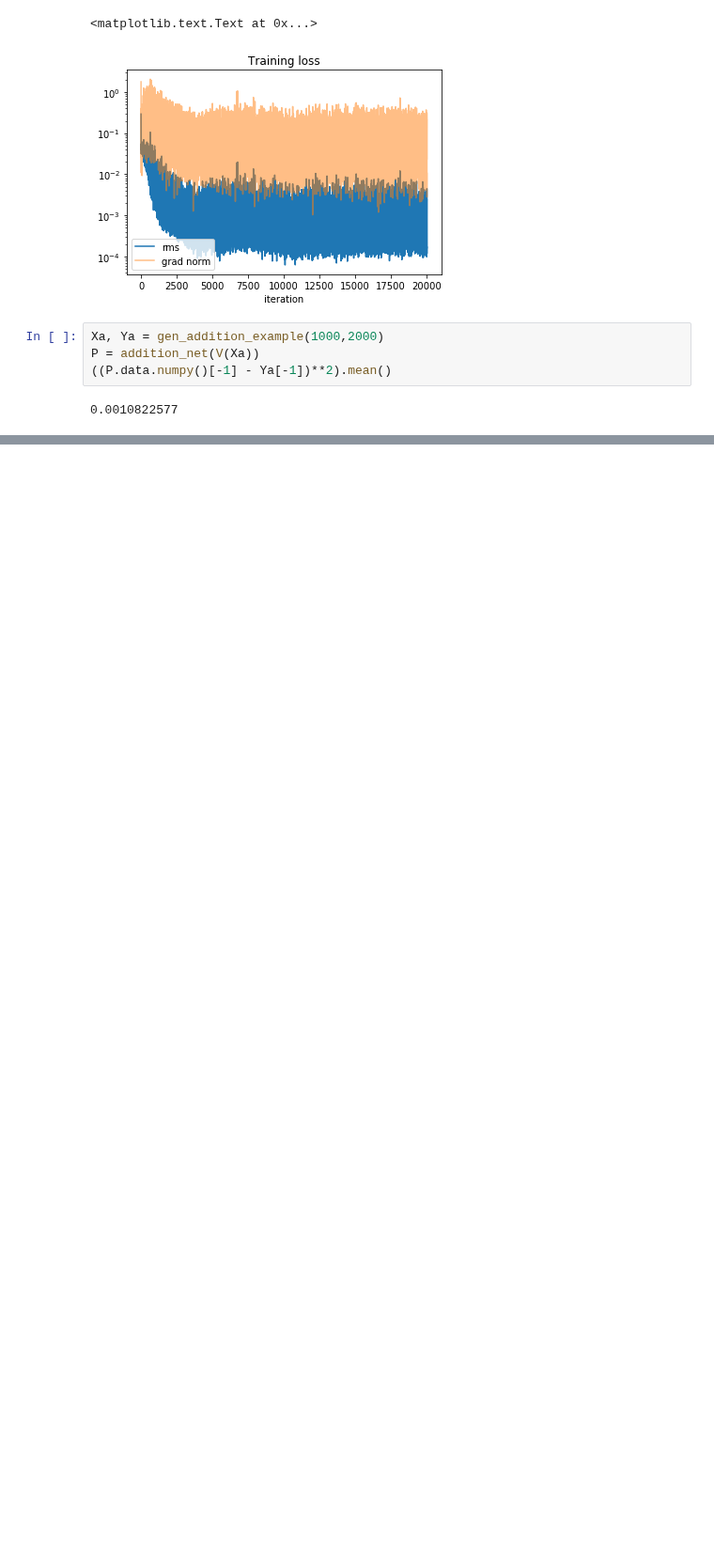
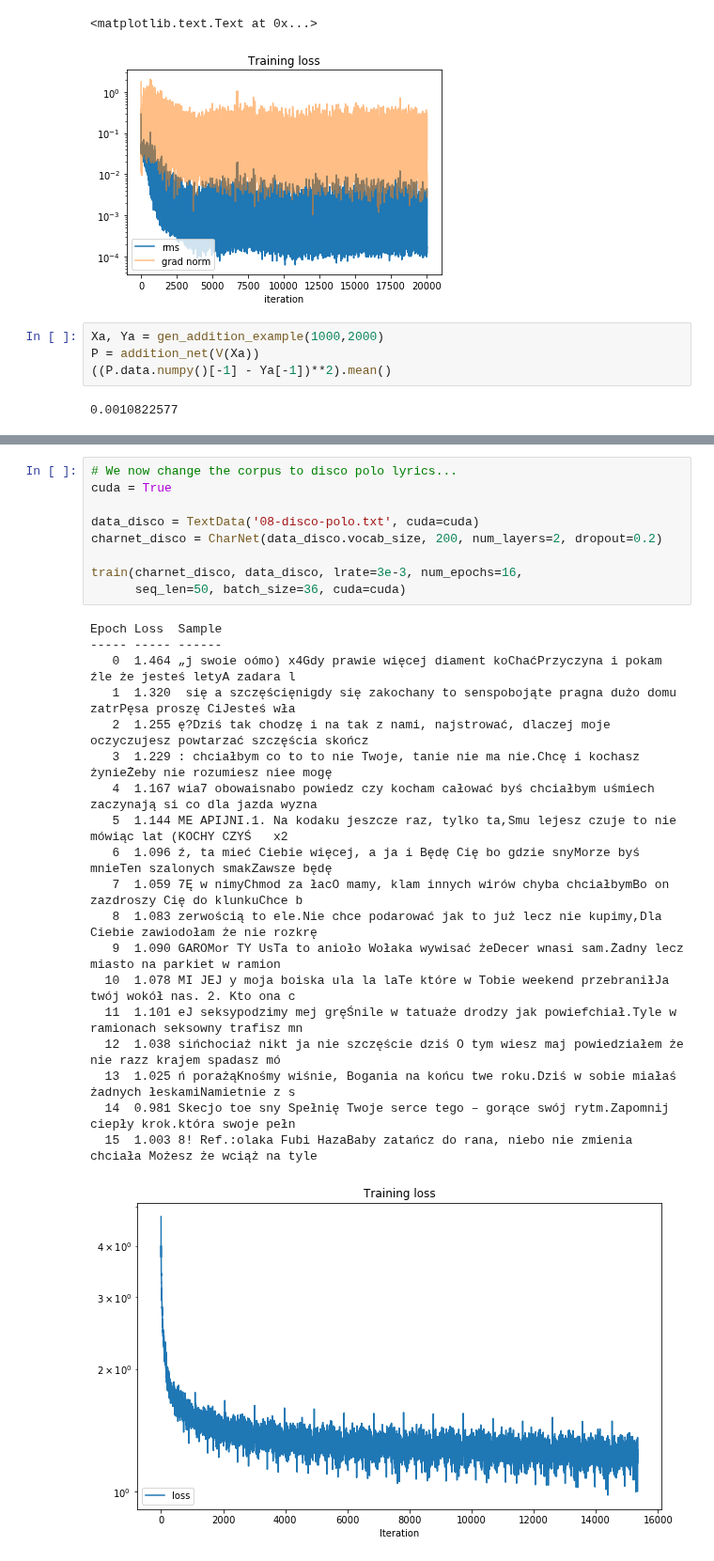
Before and after one commit to janchorowski/nn_assignments, a Jupyter notebook: lecture_notebooks/08-rnn-demos.ipynb, the cells around one changed output, grey strips where cells are left out. Shown at 94% size. Saved outputs shown, nothing was run; the diff lists cells and outputs as text; blank space fills up the shorter version.

```diff
--- a/lecture_notebooks/08-rnn-demos.ipynb
+++ b/lecture_notebooks/08-rnn-demos.ipynb
@@ -616,0 +899,29 @@ P = addition_net(V(Xa))
+# %%
+# We now change the corpus to disco polo lyrics...
+cuda = True
+
+data_disco = TextData('08-disco-polo.txt', cuda=cuda)
+charnet_disco = CharNet(data_disco.vocab_size, 200, num_layers=2, dropout=0.2)
+
+train(charnet_disco, data_disco, lrate=3e-3, num_epochs=16,
+      seq_len=50, batch_size=36, cuda=cuda)
+# %% [output]
+Epoch Loss  Sample
+----- ----- ------
+   0  1.464 „j swoie oómo) x4Gdy prawie więcej diament koChaćPrzyczyna i pokam źle że jesteś letyA zadara l
+   1  1.320  się a szczęścięnigdy się zakochany to senspobojąte pragna dużo domu zatrPęsa proszę CiJesteś wła
+   2  1.255 ę?Dziś tak chodzę i na tak z nami, najstrować, dlaczej moje oczyczujesz powtarzać szczęścia skończ
+   3  1.229 : chciałbym co to to nie Twoje, tanie nie ma nie.Chcę i kochasz żynieŻeby nie rozumiesz niee mogę
+   4  1.167 wia7 obowaisnabo powiedz czy kocham całować byś chciałbym uśmiech zaczynają si co dla jazda wyzna
+   5  1.144 ME APIJNI.1. Na kodaku jeszcze raz, tylko ta,Smu lejesz czuje to nie mówiąc lat (KOCHY CZYŚ   x2
+   6  1.096 ź, ta mieć Ciebie więcej, a ja i Będę Cię bo gdzie snyMorze byś mnieTen szalonych smakZawsze będę
+   7  1.059 7Ę w nimyChmod za łacO mamy, klam innych wirów chyba chciałbymBo on zazdroszy Cię do klunkuChce b
+   8  1.083 zerwością to ele.Nie chce podarować jak to już lecz nie kupimy,Dla Ciebie zawiodołam że nie rozkrę
+   9  1.090 GAROMor TY UsTa to anioło Wołaka wywisać żeDecer wnasi sam.Żadny lecz miasto na parkiet w ramion
+  10  1.078 MI JEJ y moja boiska ula la laTe które w Tobie weekend przebraniłJa twój wokół nas. 2. Kto ona c
+  11  1.101 eJ seksypodzimy mej gręŚnile w tatuaże drodzy jak powiefchiał.Tyle w ramionach seksowny trafisz mn
+  12  1.038 sińchociaż nikt ja nie szczęście dziś O tym wiesz maj powiedziałem że nie razz krajem spadasz mó
+  13  1.025 ń porażąKnośmy wiśnie, Bogania na końcu twe roku.Dziś w sobie miałaś żadnych łeskamiNamietnie z s
+  14  0.981 Skecjo toe sny Spełnię Twoje serce tego – gorące swój rytm.Zapomnij ciepły krok.która swoje pełn
+  15  1.003 8! Ref.:olaka Fubi HazaBaby zatańcz do rana, niebo nie zmienia chciała Możesz że wciąż na tyle
+[figure, added]
```
Also changed, not shown: parts of 13 cells of this notebook, 2 other files.
